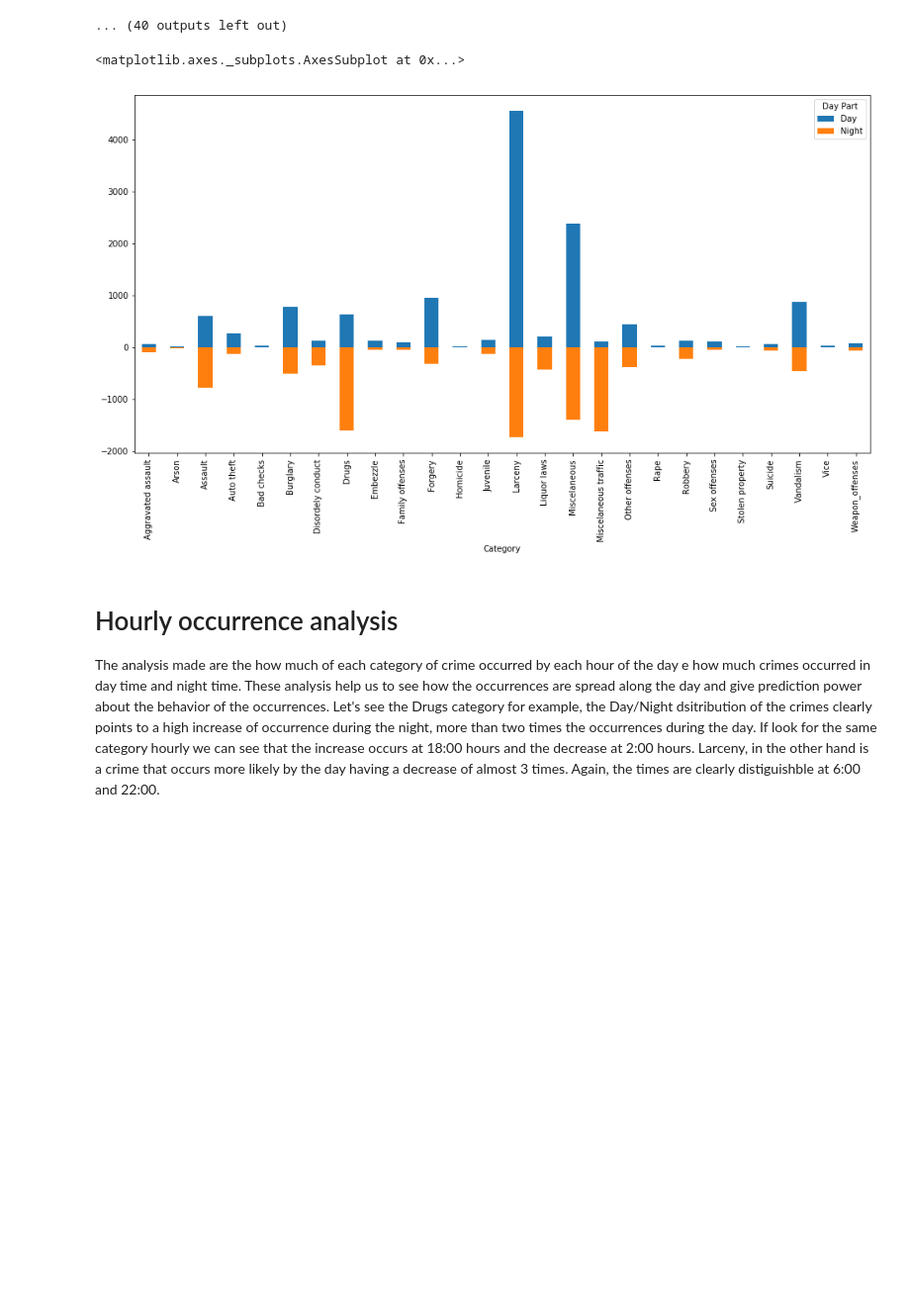
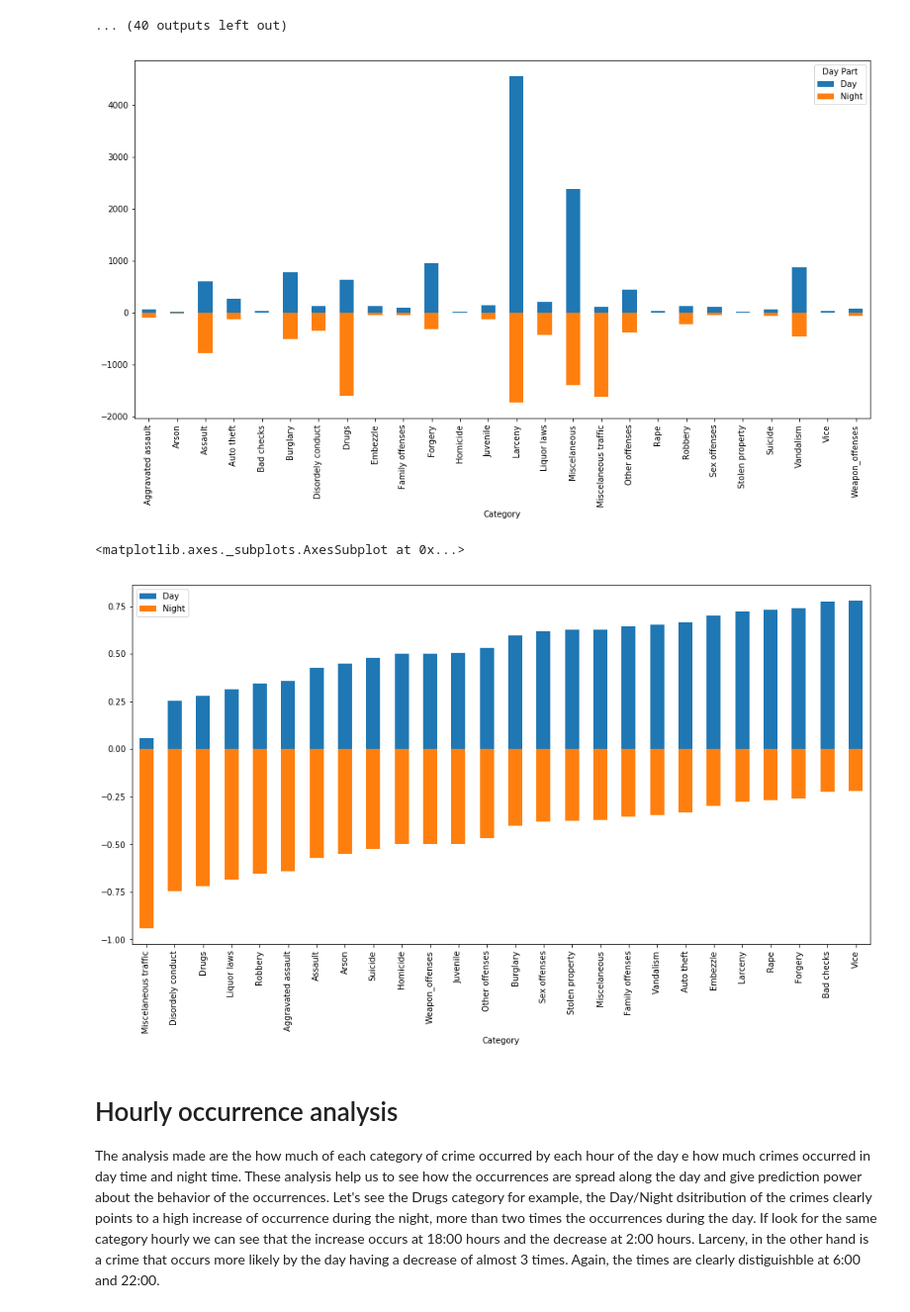
Before and after one commit to abugim/Minority-Report, a Jupyter notebook: Time Analysis.ipynb, the cells around one changed output. Shown: that part at 99% size. Drawn from its saved outputs; the diff is of its cells as text; code cells hidden in the pictures; blank space fills up the shorter version.

```diff
--- a/Time Analysis.ipynb
+++ b/Time Analysis.ipynb
@@ -85,9 +90,17 @@ Burglary
 # %%
 cat_by_daypart_pt['Night'] = - cat_by_daypart_pt['Night']
 cat_by_daypart_pt.plot.bar(figsize=(16, 8), stacked=True)
+cat_by_daypart_pt['Night'] = - cat_by_daypart_pt['Night']
 # %% [output]
-<matplotlib.axes._subplots.AxesSubplot at 0x...>
 [figure]
+# %%
+norm_df = pd.DataFrame()
+norm_df['Day'] = cat_by_daypart_pt['Day'] / cat_by_daypart_pt.sum(1).values
+norm_df['Night'] = - cat_by_daypart_pt['Night'] / cat_by_daypart_pt.sum(1).values
+norm_df.sort_values('Day').plot.bar(figsize=(16, 8), stacked=True)
+# %% [output]
+<matplotlib.axes._subplots.AxesSubplot at 0x...>
+[figure, added]
 # %% [markdown]
 # Hourly occurrence analysis
 
```
Also changed, not shown: parts of 3 cells of this notebook.
